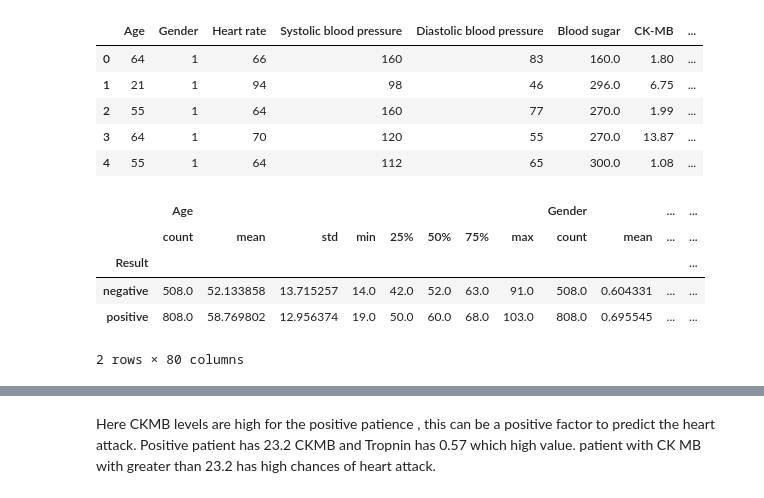
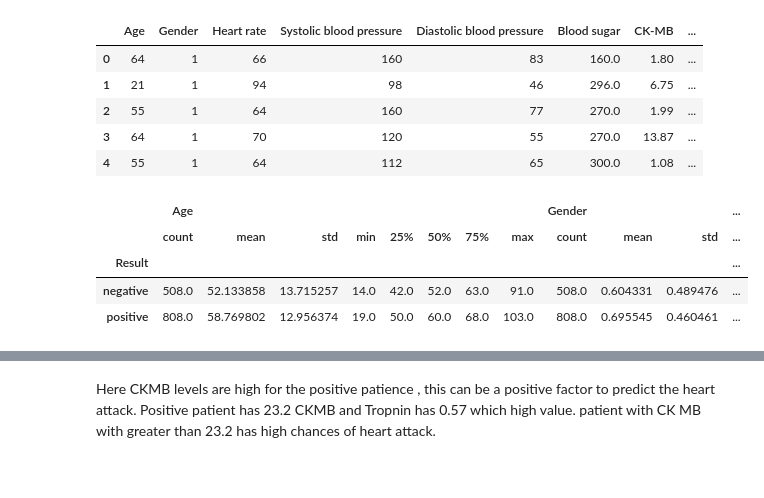
Before and after one commit to Madhulik123/Data-Analysis-project, a Jupyter notebook: heart.ipynb, the cells around one changed output, grey strips where cells are left out. Cells and saved outputs as stored; diff of their text form; code cells hidden in the pictures.

```diff
--- a/heart.ipynb
+++ b/heart.ipynb
@@ -249,12 +249,13 @@ df.head()
 | 3 | 64 | 1 | 70 | 120 | 55 | 270.0 | 13.87 | ... |
 | 4 | 55 | 1 | 64 | 112 | 65 | 300.0 | 1.08 | ... |
 # %%
-df.groupby('Result')['Age'].describe()
+#df.groupby('Result')['Age'].describe()
+pd.set_option('display.max_rows', None)
+pd.set_option('display.max_columns', None)
 df.groupby('Result').describe()
 # %% [output]
-|  | Age |  |  |  |  |  |  |  | Gender |  | ... | ... |
-|  | count | mean | std | min | 25% | 50% | 75% | max | count | mean | ... | ... |
+|  | Age |  |  |  |  |  |  |  | Gender |  |  | ... |
+|  | count | mean | std | min | 25% | 50% | 75% | max | count | mean | std | ... |
 | Result |  |  |  |  |  |  |  |  |  |  |  | ... |
-| negative | 508.0 | 52.133858 | 13.715257 | 14.0 | 42.0 | 52.0 | 63.0 | 91.0 | 508.0 | 0.604331 | ... | ... |
-| positive | 808.0 | 58.769802 | 12.956374 | 19.0 | 50.0 | 60.0 | 68.0 | 103.0 | 808.0 | 0.695545 | ... | ... |
+| negative | 508.0 | 52.133858 | 13.715257 | 14.0 | 42.0 | 52.0 | 63.0 | 91.0 | 508.0 | 0.604331 | 0.489476 | ... |
+| positive | 808.0 | 58.769802 | 12.956374 | 19.0 | 50.0 | 60.0 | 68.0 | 103.0 | 808.0 | 0.695545 | 0.460461 | ... |
-2 rows × 80 columns
```
Also changed, not shown: parts of 3 cells of this notebook.
